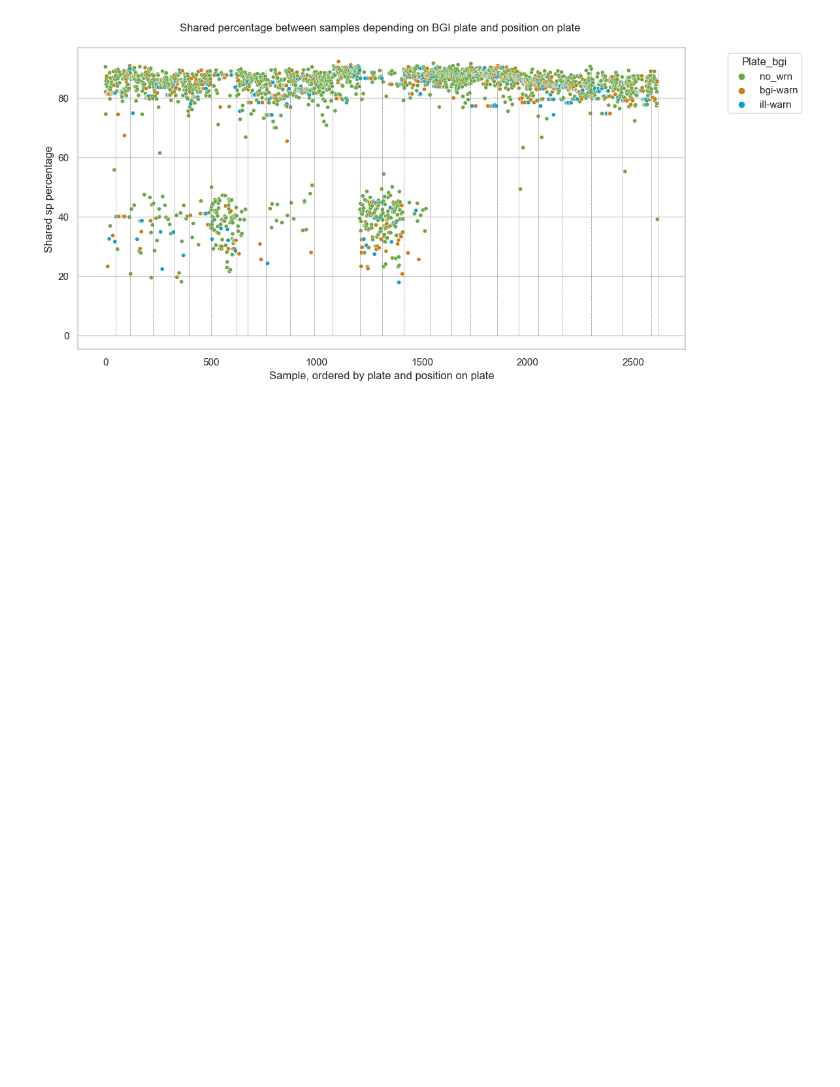
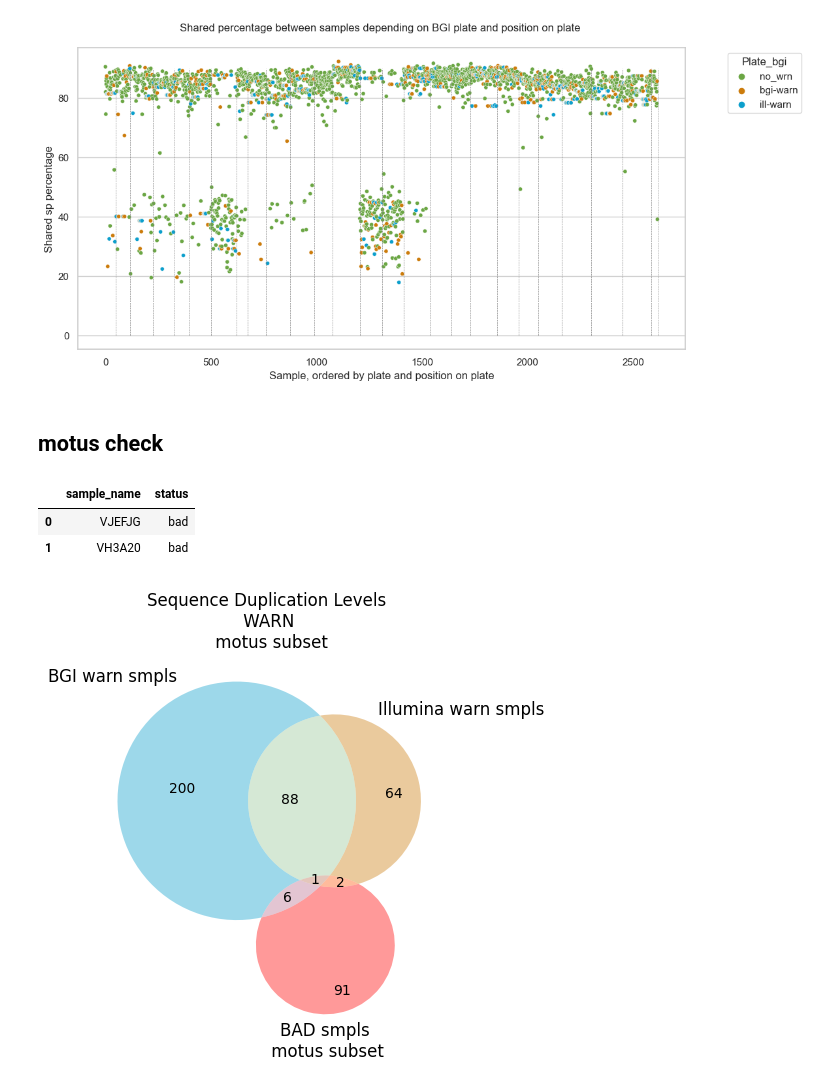
Before and after one commit to Chartiza/2024_Illumina_vs_BGI, a Jupyter notebook: Ugly_samples_mystery/Kraken2_warn_smpls_check.ipynb, the cells around one changed output. Cells and saved outputs as stored; diff of their text form; code cells hidden in the pictures; blank space fills up the shorter version.

```diff
--- a/Ugly_samples_mystery/Kraken2_warn_smpls_check.ipynb
+++ b/Ugly_samples_mystery/Kraken2_warn_smpls_check.ipynb
@@ -101,3 +101,22 @@ plt.vlines(plate_counts['cumulative'], 0, 90, colors='grey', linestyles='dashed'
 plt.savefig('results/warn_plate.png', dpi=300, bbox_inches='tight')
 # %% [output]
 [figure]
+# %% [markdown]
+## motus check
+# %%
+mB = pd.read_csv('input/samples_Bad_sub100.csv', header=None)
+mB.columns = ['sample_name']
+mB['status'] = 'bad'
+mB.head(2)
+# %% [output]
+|  | sample_name | status |
+| 0 | VJEFJG | bad |
+| 1 | VH3A20 | bad |
+# %%
+# venn diagram
+plt.figure(figsize=(5,5))
+venn3([set(bw['Filename']), set(iw['Filename']), set(mB['sample_name'])], set_labels = ('BGI warn smpls', 'Illumina warn smpls', 'BAD smpls\n motus subset'), set_colors=('#0c9fcc','#cc7c0c', 'red'))
+plt.title('Sequence Duplication Levels \n WARN \n motus subset')
+plt.savefig('results/Sequence_Duplication_Levels_warn3.png')
+# %% [output]
+[figure, added]
```
Also changed, not shown: parts of 4 cells of this notebook, 3 other files.
